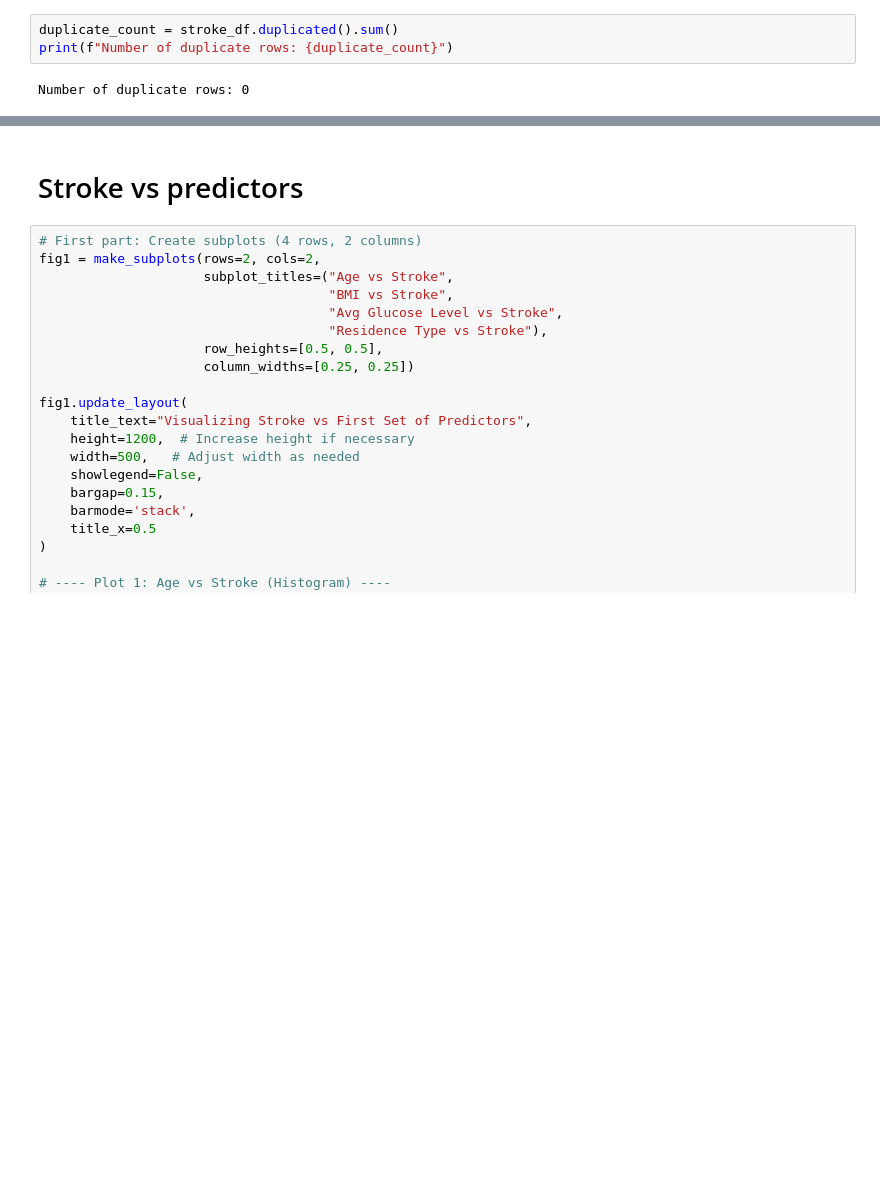
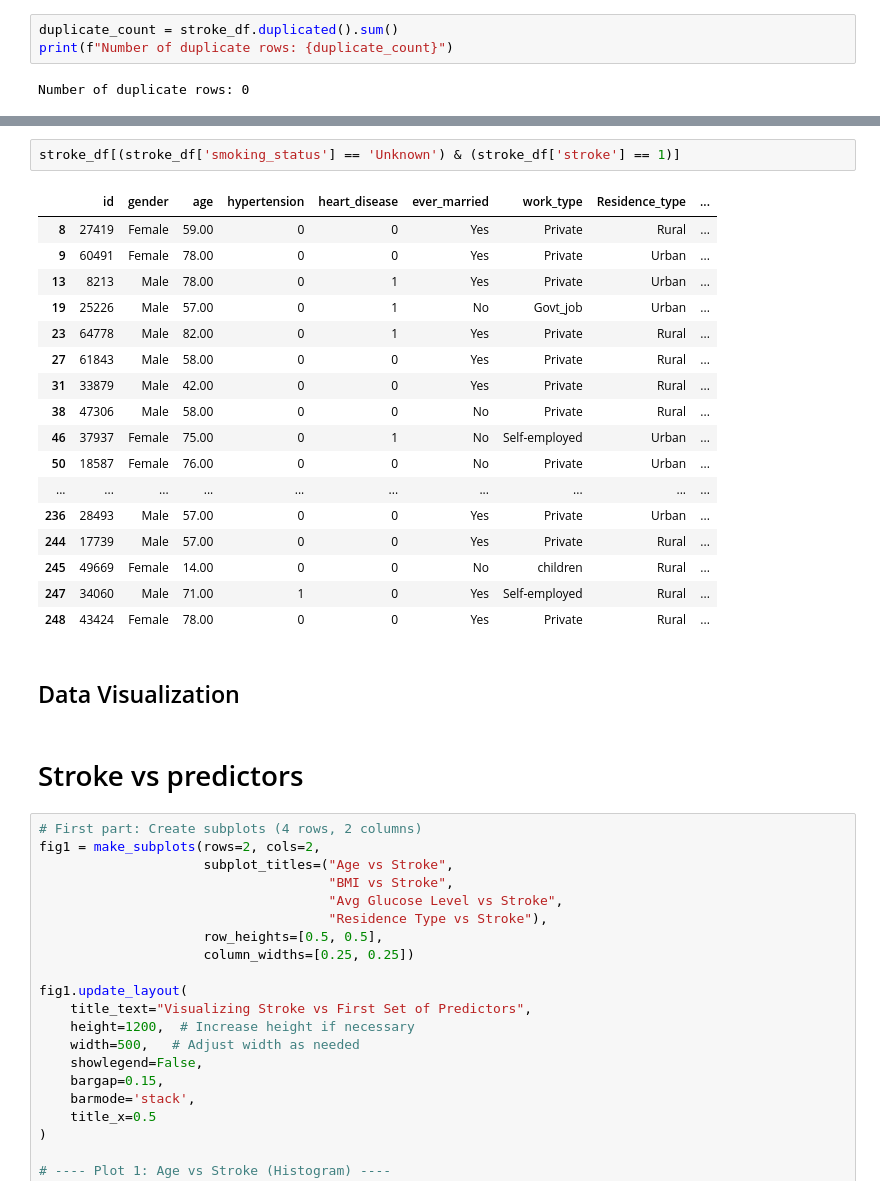
Before and after one commit to Mulders95/Predicting_Stroke_and_Heart_Disease, a Jupyter notebook: data_viz.ipynb, the cells around one changed output, grey strips where cells are left out. Cells and saved outputs as stored; diff of their text form; blank space fills up the shorter version.

```diff
--- a/data_viz.ipynb
+++ b/data_viz.ipynb
@@ -72,3 +107,25 @@ Number of duplicate rows: 0
+# %%
+stroke_df[(stroke_df['smoking_status'] == 'Unknown') & (stroke_df['stroke'] == 1)]
+# %% [output]
+|  | id | gender | age | hypertension | heart_disease | ever_married | work_type | Residence_type | ... |
+| 8 | 27419 | Female | 59.00 | 0 | 0 | Yes | Private | Rural | ... |
+| 9 | 60491 | Female | 78.00 | 0 | 0 | Yes | Private | Urban | ... |
+| 13 | 8213 | Male | 78.00 | 0 | 1 | Yes | Private | Urban | ... |
+| 19 | 25226 | Male | 57.00 | 0 | 1 | No | Govt_job | Urban | ... |
+| 23 | 64778 | Male | 82.00 | 0 | 1 | Yes | Private | Rural | ... |
+| 27 | 61843 | Male | 58.00 | 0 | 0 | Yes | Private | Rural | ... |
+| 31 | 33879 | Male | 42.00 | 0 | 0 | Yes | Private | Rural | ... |
+| 38 | 47306 | Male | 58.00 | 0 | 0 | No | Private | Rural | ... |
+| 46 | 37937 | Female | 75.00 | 0 | 1 | No | Self-employed | Urban | ... |
+| 50 | 18587 | Female | 76.00 | 0 | 0 | No | Private | Urban | ... |
+| ... | ... | ... | ... | ... | ... | ... | ... | ... | ... |
+| 236 | 28493 | Male | 57.00 | 0 | 0 | Yes | Private | Urban | ... |
+| 244 | 17739 | Male | 57.00 | 0 | 0 | Yes | Private | Rural | ... |
+| 245 | 49669 | Female | 14.00 | 0 | 0 | No | children | Rural | ... |
+| 247 | 34060 | Male | 71.00 | 1 | 0 | Yes | Self-employed | Rural | ... |
+| 248 | 43424 | Female | 78.00 | 0 | 0 | Yes | Private | Rural | ... |
+# %% [markdown]
+## Data Visualization
 # %% [markdown]
 # Stroke vs predictors
 # %%
```
Also changed, not shown: parts of 12 cells of this notebook.
